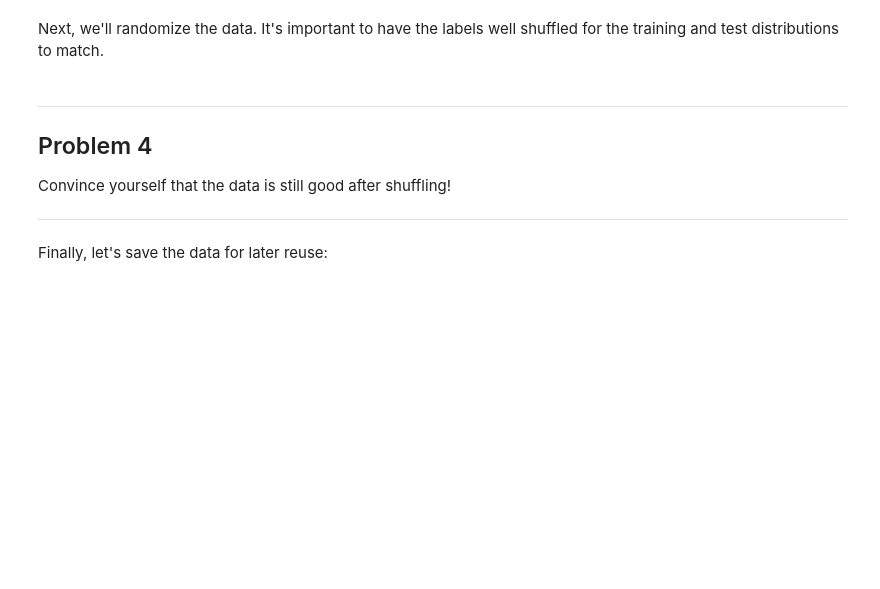
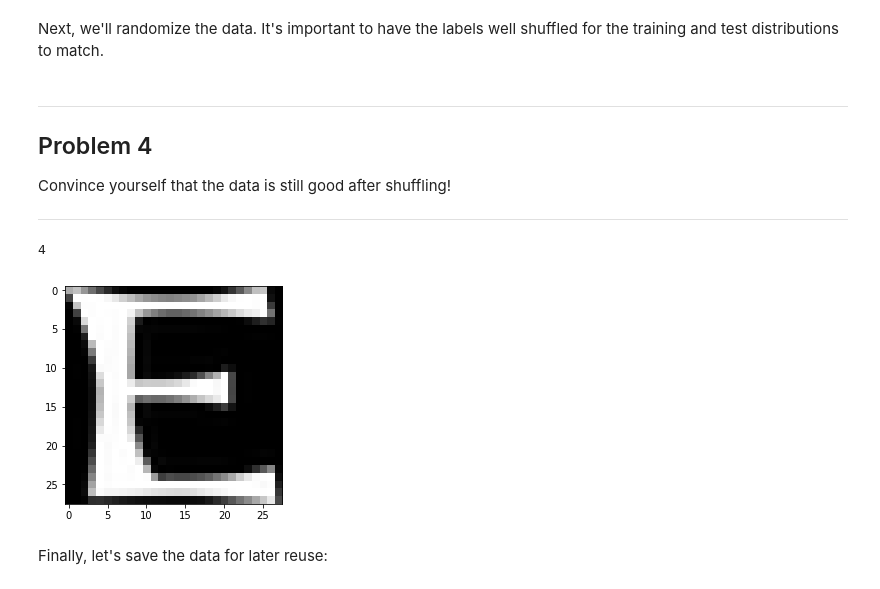
Before and after one commit to dangall/Deep-Learning-course, a Jupyter notebook: 1_notmnist.ipynb, the cells around one changed output. Cells and saved outputs as stored; diff of their text form; code cells hidden in the pictures; blank space fills up the shorter version.

```diff
--- a/1_notmnist.ipynb
+++ b/1_notmnist.ipynb
@@ -322,6 +319,12 @@ Problem 4
 Convince yourself that the data is still good after shuffling!
 
 ---
+# %%
+plt.imshow(train_dataset[0], cmap="gray")
+train_labels[0]
+# %% [output]
+4
+[figure, added]
 # %% [markdown]
 Finally, let's save the data for later reuse:
 # %%
```
Also changed, not shown: parts of 10 cells of this notebook, 1 other file.
